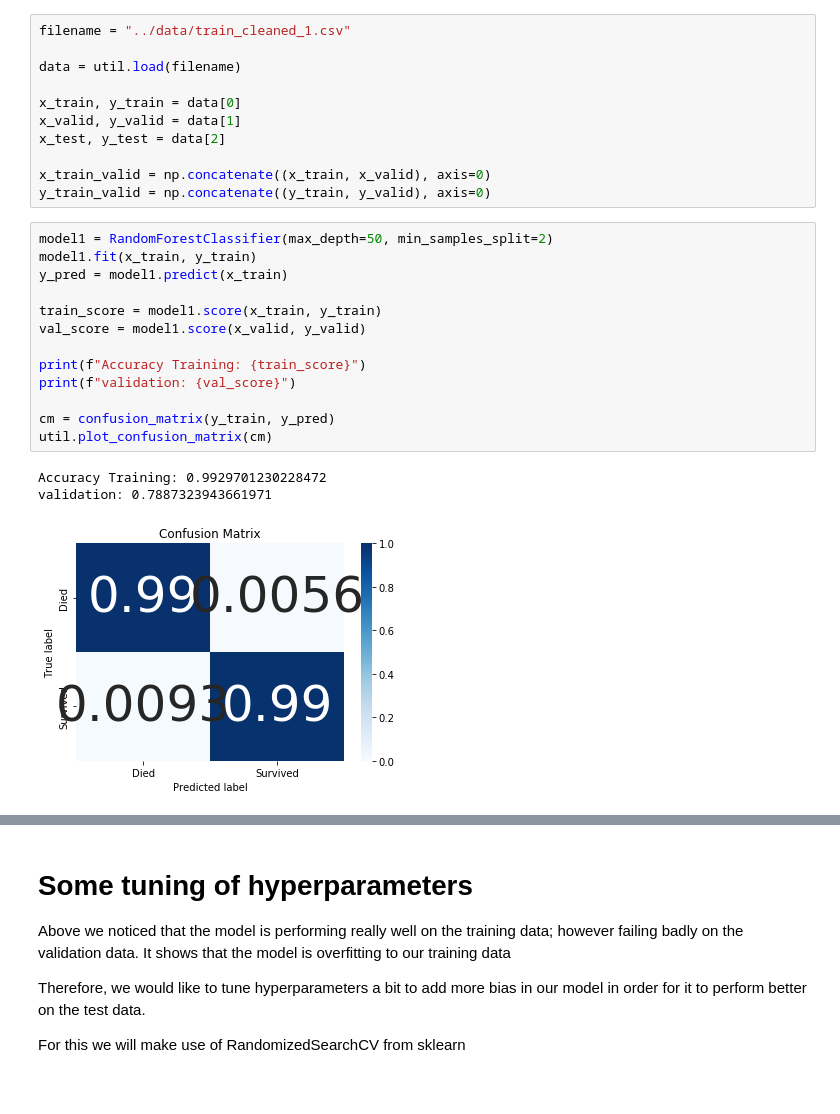
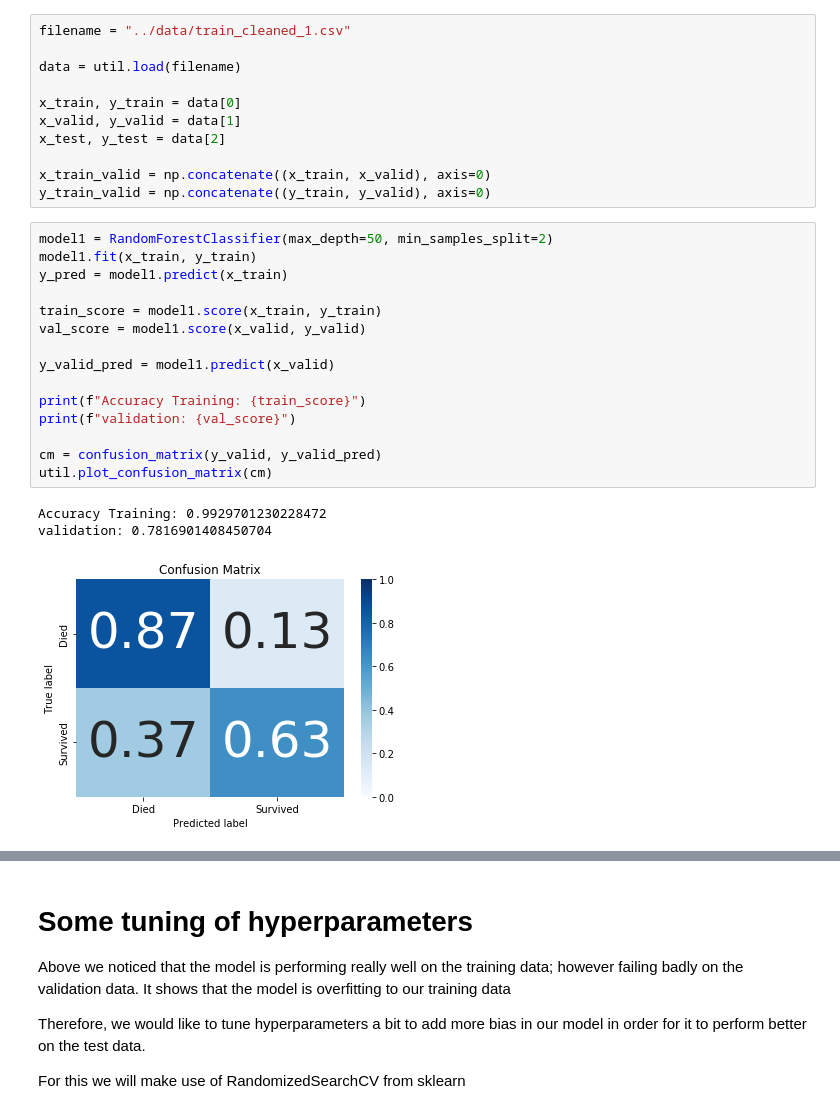
Before and after one commit to seitsorra/CPS803_Project, a Jupyter notebook: src/random_forest.ipynb, the cells around one changed output, grey strips where cells are left out. Cells and saved outputs as stored; diff of their text form.

Commit message:
Finished the model training/testing

```diff
--- a/src/random_forest.ipynb
+++ b/src/random_forest.ipynb
@@ -22,17 +22,19 @@ y_train_valid = np.concatenate((y_train, y_valid), axis=0)
 # %%
 model1 = RandomForestClassifier(max_depth=50, min_samples_split=2)
 model1.fit(x_train, y_train)
 y_pred = model1.predict(x_train)
 
 train_score = model1.score(x_train, y_train)
 val_score = model1.score(x_valid, y_valid)
 
+y_valid_pred = model1.predict(x_valid)
+
 print(f"Accuracy Training: {train_score}")
 print(f"validation: {val_score}")
 
-cm = confusion_matrix(y_train, y_pred)
+cm = confusion_matrix(y_valid, y_valid_pred)
 util.plot_confusion_matrix(cm)
 # %% [output]
 Accuracy Training: 0.9929701230228472
-validation: 0.7887323943661971
+validation: 0.7816901408450704
-[figure, old version]
+[figure, new version]
```
Also changed, not shown: parts of 4 cells of this notebook, 3 other files.
